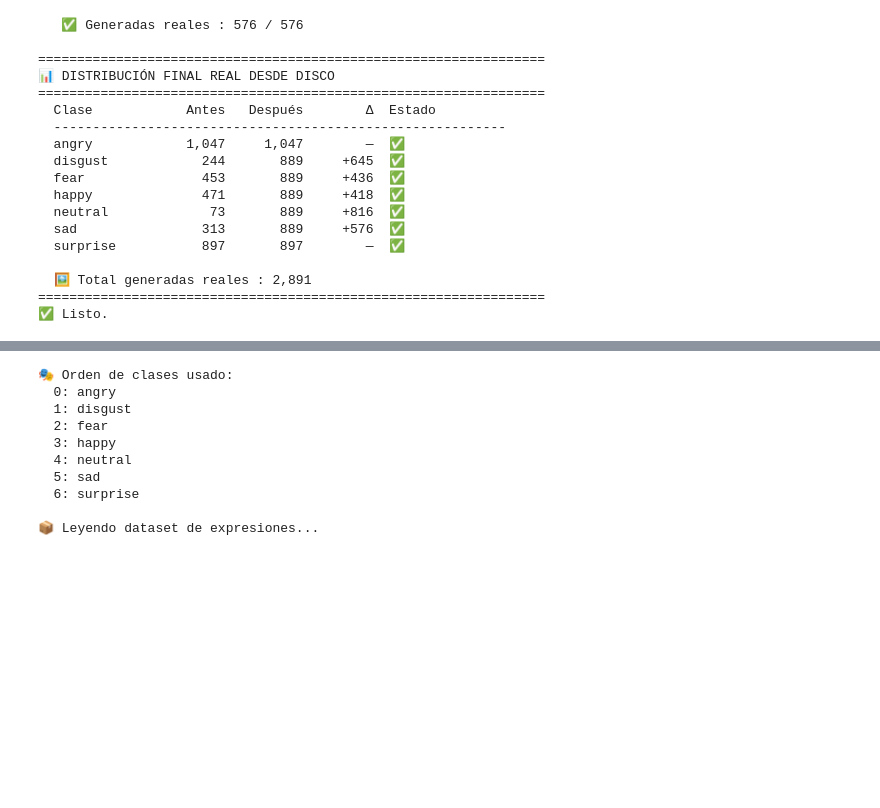
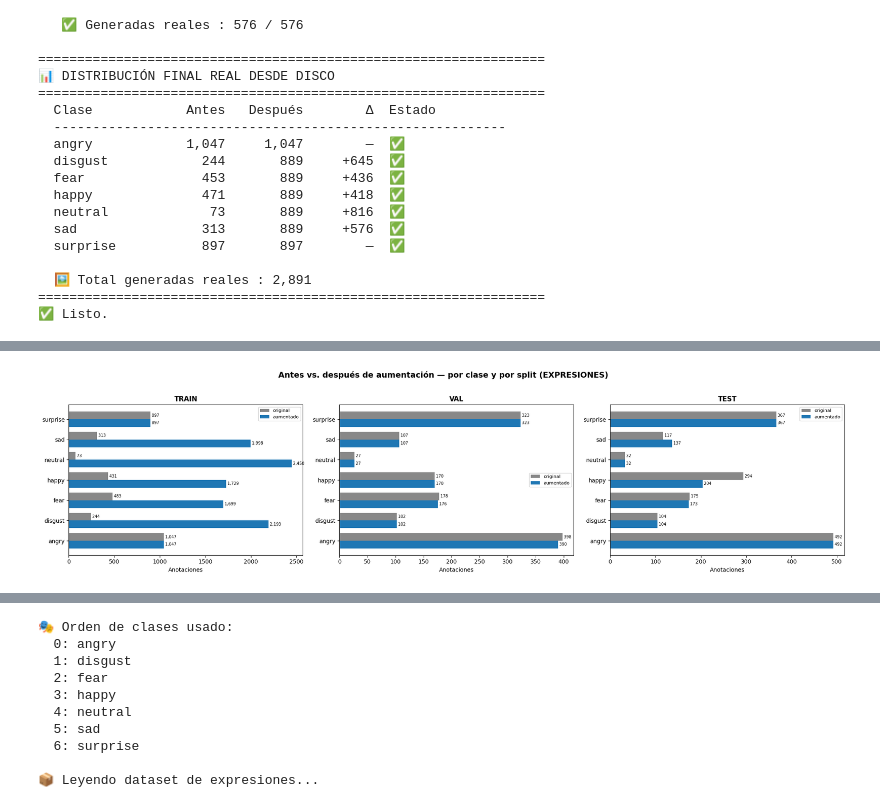
Before and after one commit to willy007BOND/sistema_alertas, a Jupyter notebook: 5_analisis_exploratorio_datos/TFM_EDA_YOLO_Expresiones.ipynb, the cells around one changed output, grey strips where cells are left out. Cells and saved outputs as stored; diff of their text form; code cells hidden in the pictures; blank space fills up the shorter version.

```diff
--- a/5_analisis_exploratorio_datos/TFM_EDA_YOLO_Expresiones.ipynb
+++ b/5_analisis_exploratorio_datos/TFM_EDA_YOLO_Expresiones.ipynb
@@ -1086,0 +1349,88 @@ else:
+# %%
+# ============================================================
+# Comparación antes vs. después de aumentación — EXPRESIONES
+# A NIVEL DE CADA CLASE Y POR CADA SPLIT (train / val / test)
+# Solo grafica — NO toca datos
+# Requiere: haber corrido analizar_distribucion() sobre el
+#           dataset actual → variable `res_expr`
+# ============================================================
+import numpy as np
+import pandas as pd
+import matplotlib.pyplot as plt
+from IPython.display import display
+
+SPLITS = ["train", "val", "test"]
+CLASES = ["surprise", "sad", "neutral", "happy", "fear", "disgust", "angry"]
+
+# ── 1. ANTES (original, tomado de tu gráfico) ───────────────
+antes = pd.DataFrame({
+    "train": [897, 313,  73, 431, 483, 244, 1047],
+    "val":   [323, 107,  27, 170, 178, 102,  398],
+    "test":  [367, 117,  32, 294, 175, 104,  492],
+}, index=CLASES)
+antes["TOTAL"] = antes.sum(axis=1)
+res_antes = {"etiqueta": "original", "class_names": CLASES, "df_conteo": antes}
+
+# ── 2. DESPUÉS (del análisis ya ejecutado → res_expr) ───────
+# Reindexa para garantizar el mismo orden de clases que `antes`
+despues = res_expr["df_conteo"].reindex(CLASES)[SPLITS].fillna(0).astype(int)
+despues["TOTAL"] = despues.sum(axis=1)
+res_despues = {"etiqueta": "aumentado", "class_names": CLASES, "df_conteo": despues}
+
+
+# ── 3. Función de comparación ───────────────────────────────
+def comparar_aumentacion(res_antes, res_despues, guardar=True,
+                         out="/content/eda_comparacion_expresiones.png"):
+    clases = res_antes["class_names"]
+    a_all, b_all = res_antes["df_conteo"], res_despues["df_conteo"]
+    et_a, et_b = res_antes["etiqueta"], res_despues["etiqueta"]
+
+    # Tablas por clase, para cada split
+    for split in SPLITS:
+        a, b = a_all[split], b_all[split]
+        ta, tb = a.sum(), b.sum()
+        comp = pd.DataFrame({
+            f"{et_a} (n)": a,
+            f"{et_a} (%)": (100 * a / ta).round(1) if ta else 0,
+            f"{et_b} (n)": b,
+            f"{et_b} (%)": (100 * b / tb).round(1) if tb else 0,
+            "Δ abs":       b - a,
+            "Δ %":         np.where(a > 0, (100 * (b - a) / a).round(1), np.nan),
+        })
+        print(f"\n{'='*60}\n🔁 {split.upper()}  ({et_a} {ta:,} → {et_b} {tb:,} anot.)\n{'='*60}")
+        display(comp)
+
+    # Gráfica: una subplot por split, barras agrupadas por clase
+    y = np.arange(len(clases)); w = 0.38
+    fig, axes = plt.subplots(1, 3, figsize=(20, max(5, len(clases) * 0.7)))
+    for ax, split in zip(axes, SPLITS):
+        a, b = a_all[split].values, b_all[split].values
+        ax.barh(y - w/2, a, w, label=et_a, color="#888888")
+        ax.barh(y + w/2, b, w, label=et_b, color="#1f77b4")
+        for i, (va, vb) in enumerate(zip(a, b)):
+            ax.text(va, i - w/2, f" {va:,}", va="center", fontsize=7)
+            ax.text(vb, i + w/2, f" {vb:,}", va="center", fontsize=7)
+        ax.set_yticks(y); ax.set_yticklabels(clases)
+        ax.invert_yaxis()
+        ax.set_title(split.upper(), fontweight="bold")
+        ax.set_xlabel("Anotaciones")
+        ax.legend(fontsize=8)
+    plt.suptitle("Antes vs. después de aumentación — por clase y por split (EXPRESIONES)",
+                 fontsize=14, fontweight="bold", y=1.02)
+    plt.tight_layout()
+    if guardar:
+        plt.savefig(out, dpi=120, bbox_inches="tight")
+        print(f"\n📈 Guardada en: {out}")
+    plt.show()
+
+    # Resumen de desbalanceo en TRAIN: antes vs. después
+    def ratio(serie):
+        v = serie.values
+        return v.max() / max(v.min(), 1)
+    r_a, r_b = ratio(a_all["train"]), ratio(b_all["train"])
+    print(f"\n📌 Ratio mayor/menor en TRAIN: {et_a} {r_a:.2f}x  →  {et_b} {r_b:.2f}x")
+
+
+# ── 4. Ejecutar ─────────────────────────────────────────────
+comparar_aumentacion(res_antes, res_despues)
+# %% [output]
@@ -1086,0 +1471 @@ else:
+[figure, added]
```
Also changed, not shown: parts of 2 cells of this notebook, 1 other file.
